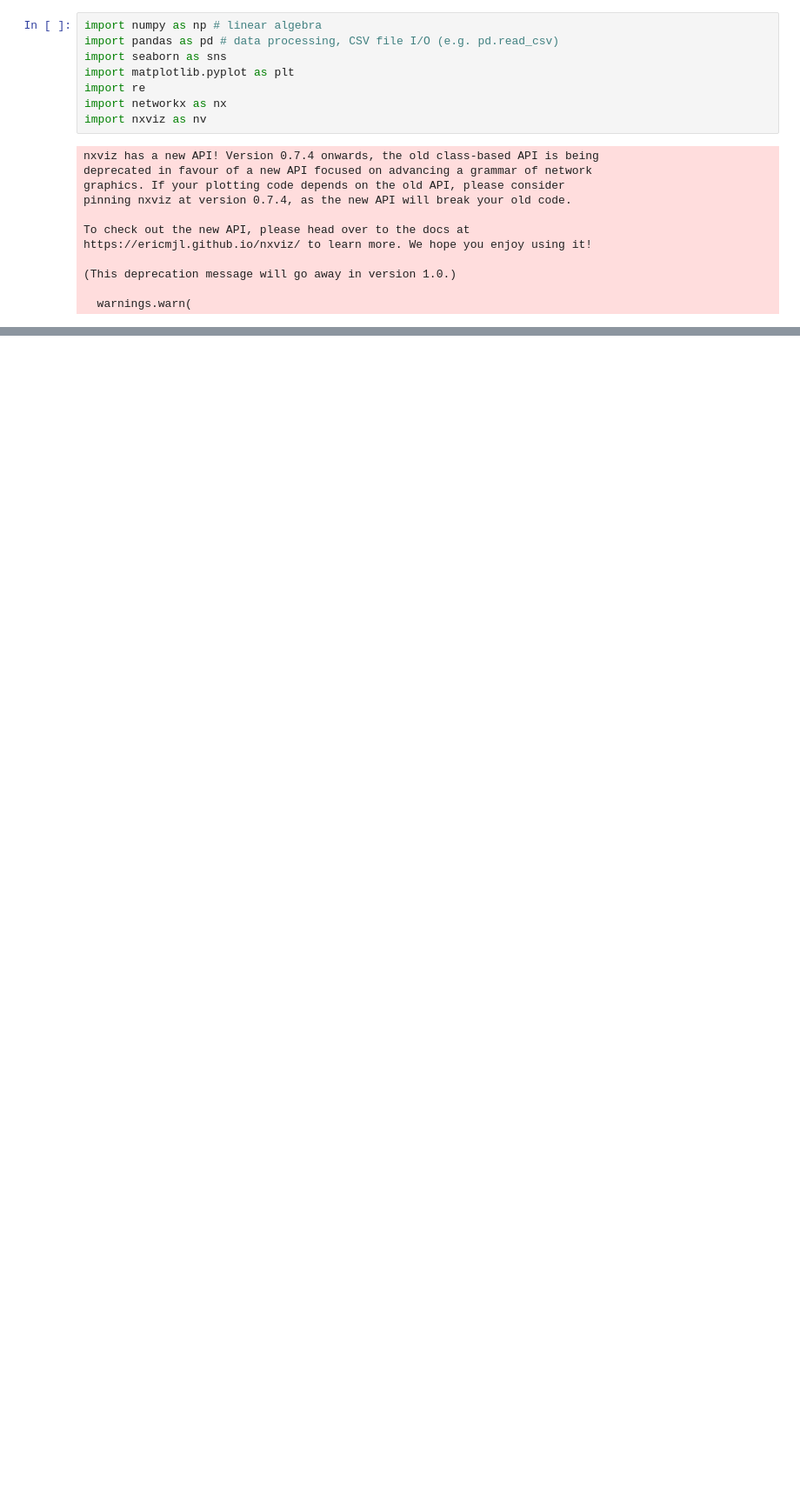
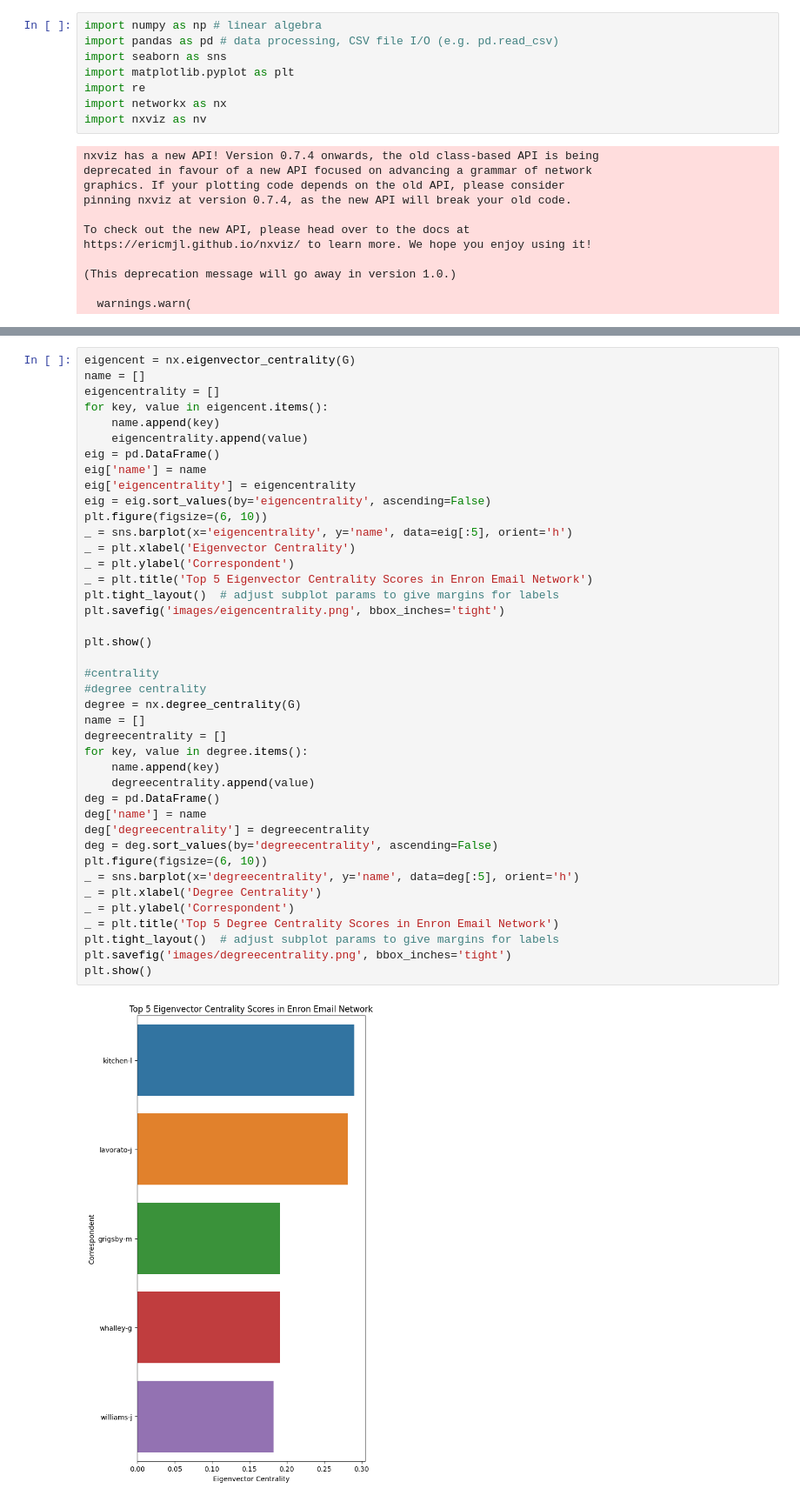
Before and after one commit to Cwarburg/Enron-network-analysis, a Jupyter notebook: network.ipynb, the cells around one changed output, grey strips where cells are left out. Shown at 87% size. Drawn from its saved outputs; the diff is of its cells as text; blank space fills up the shorter version.

```diff
--- a/network.ipynb
+++ b/network.ipynb
@@ -482,0 +379,43 @@ Phillip
+# %%
+eigencent = nx.eigenvector_centrality(G)
+name = []
+eigencentrality = []
+for key, value in eigencent.items():
+    name.append(key)
+    eigencentrality.append(value)
+eig = pd.DataFrame()
+eig['name'] = name
+eig['eigencentrality'] = eigencentrality
+eig = eig.sort_values(by='eigencentrality', ascending=False)
+plt.figure(figsize=(6, 10))
+_ = sns.barplot(x='eigencentrality', y='name', data=eig[:5], orient='h')
+_ = plt.xlabel('Eigenvector Centrality')
+_ = plt.ylabel('Correspondent')
+_ = plt.title('Top 5 Eigenvector Centrality Scores in Enron Email Network')
+plt.tight_layout()  # adjust subplot params to give margins for labels
+plt.savefig('images/eigencentrality.png', bbox_inches='tight')
+
+plt.show()
+
+#centrality
+#degree centrality
+degree = nx.degree_centrality(G)
+name = []
+degreecentrality = []
+for key, value in degree.items():
+    name.append(key)
+    degreecentrality.append(value)
+deg = pd.DataFrame()
+deg['name'] = name
+deg['degreecentrality'] = degreecentrality
+deg = deg.sort_values(by='degreecentrality', ascending=False)
+plt.figure(figsize=(6, 10))
+_ = sns.barplot(x='degreecentrality', y='name', data=deg[:5], orient='h')
+_ = plt.xlabel('Degree Centrality')
+_ = plt.ylabel('Correspondent')
+_ = plt.title('Top 5 Degree Centrality Scores in Enron Email Network')
+plt.tight_layout()  # adjust subplot params to give margins for labels
+plt.savefig('images/degreecentrality.png', bbox_inches='tight')
+plt.show()
+# %% [output]
+[figure, added]
```
Also changed, not shown: parts of 20 cells of this notebook, 7 other files.
